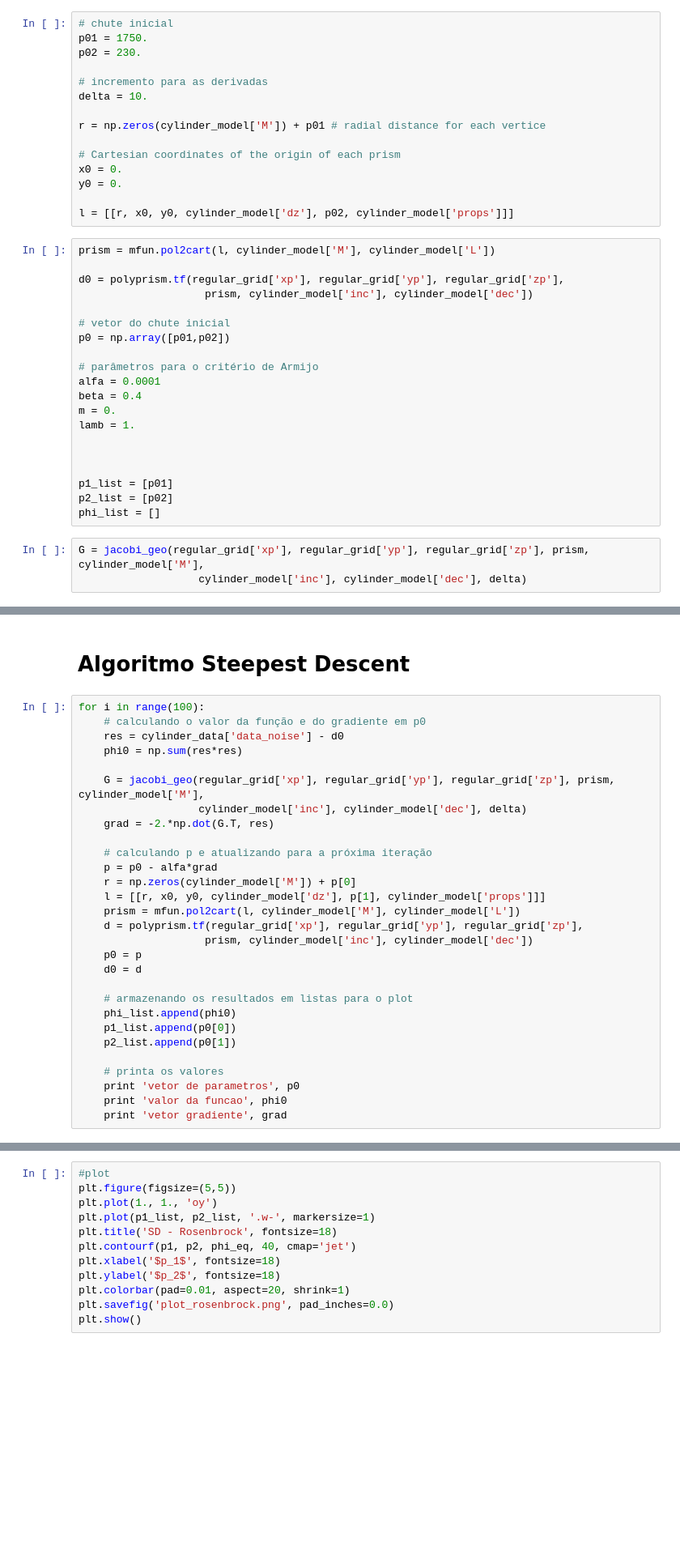
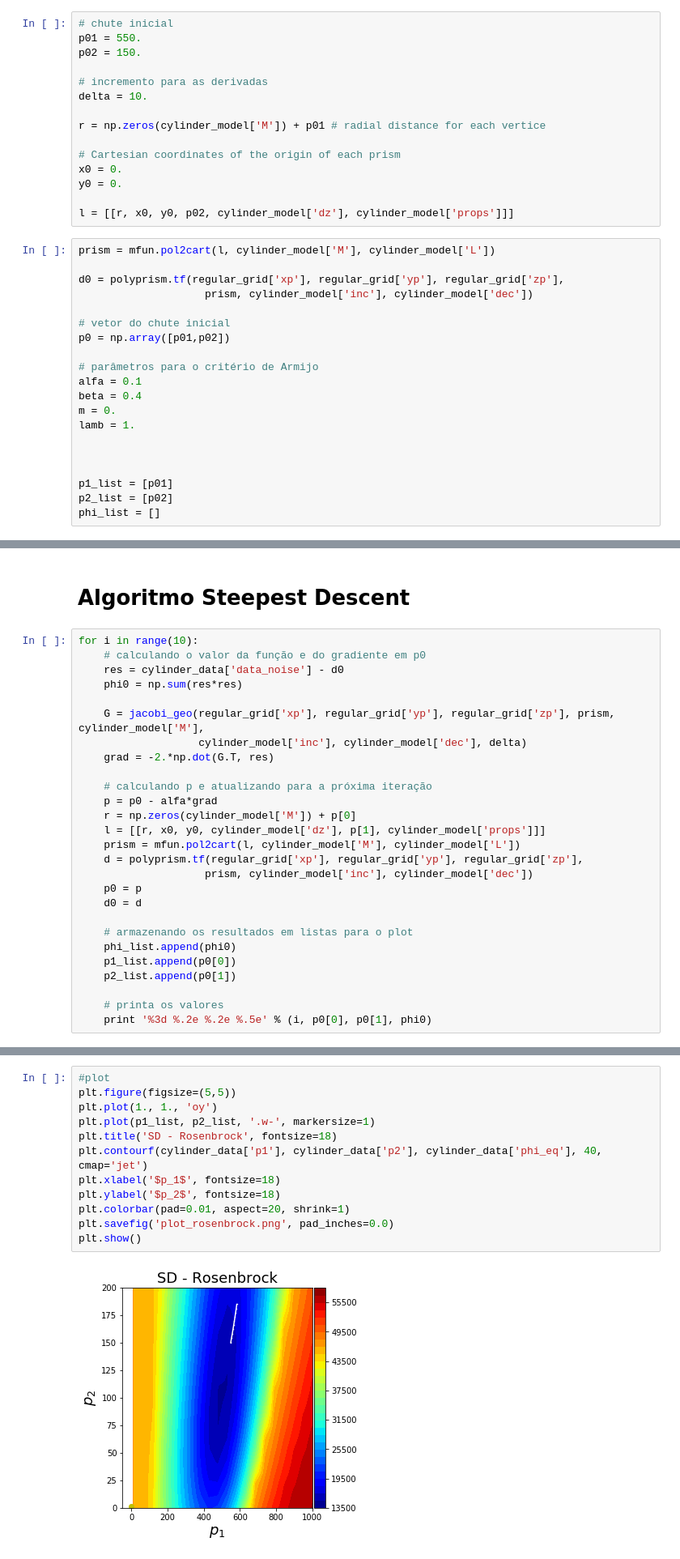
Before and after one commit to leobvital/non-linear-inversion, a Jupyter notebook: geo_SD.ipynb, the cells around one changed output, grey strips where cells are left out. Shown: that part at 81% size. Saved outputs shown, nothing was run; the diff lists cells and outputs as text; blank space fills up the shorter version.

Commit message:
SD funcao geofisica quase bom

```diff
--- a/geo_SD.ipynb
+++ b/geo_SD.ipynb
@@ -172,8 +172,8 @@ def jacobi_geo(xp, yp, zp, prism, M, delta, inc, dec):
 # Modelo interpretativo
 # %%
 # chute inicial
-p01 = 1750.
-p02 = 230.
+p01 = 550.
+p02 = 150.
 
 # incremento para as derivadas
 delta = 10.
@@ -184,7 +184,7 @@ r = np.zeros(cylinder_model['M']) + p01 # radial distance for each vertice
 x0 = 0.
 y0 = 0.
 
-l = [[r, x0, y0, cylinder_model['dz'], p02, cylinder_model['props']]]
+l = [[r, x0, y0, p02, cylinder_model['dz'], cylinder_model['props']]]
 # %%
 prism = mfun.pol2cart(l, cylinder_model['M'], cylinder_model['L'])
 
@@ -195,7 +195,7 @@ d0 = polyprism.tf(regular_grid['xp'], regular_grid['yp'], regular_grid['zp'],
 p0 = np.array([p01,p02])
 
 # parâmetros para o critério de Armijo
-alfa = 0.0001
+alfa = 0.1
 beta = 0.4
 m = 0.
 lamb = 1.
@@ -205,6 +205,3 @@ lamb = 1.
 p1_list = [p01]
 p2_list = [p02]
 phi_list = []
-# %%
-G = jacobi_geo(regular_grid['xp'], regular_grid['yp'], regular_grid['zp'], prism, cylinder_model['M'],
-                   cylinder_model['inc'], cylinder_model['dec'], delta)
@@ -221,7 +208,7 @@ print G
 # %% [markdown]
 # Algoritmo Steepest Descent
 # %%
-for i in range(100):
+for i in range(10):
     # calculando o valor da função e do gradiente em p0
     res = cylinder_data['data_noise'] - d0
     phi0 = np.sum(res*res)
@@ -246,6 +233,4 @@ for i in range(100):
     p2_list.append(p0[1])
 
     # printa os valores
-    print 'vetor de parametros', p0
-    print 'valor da funcao', phi0
-    print 'vetor gradiente', grad
+    print '%3d %.2e %.2e %.5e' % (i, p0[0], p0[1], phi0)
@@ -252,15 +248,17 @@ for i in range(100):
 # %%
 #plot
 plt.figure(figsize=(5,5))
 plt.plot(1., 1., 'oy')
 plt.plot(p1_list, p2_list, '.w-', markersize=1)
 plt.title('SD - Rosenbrock', fontsize=18)
-plt.contourf(p1, p2, phi_eq, 40, cmap='jet')
+plt.contourf(cylinder_data['p1'], cylinder_data['p2'], cylinder_data['phi_eq'], 40, cmap='jet')
 plt.xlabel('$p_1$', fontsize=18)
 plt.ylabel('$p_2$', fontsize=18)
 plt.colorbar(pad=0.01, aspect=20, shrink=1)
 plt.savefig('plot_rosenbrock.png', pad_inches=0.0)
 plt.show()
+# %% [output]
+[figure, added]
 # %%
 plt.title('Convergence', fontsize = 18)
 plt.xlabel('Iteration number')
```
Also changed, not shown: parts of 7 cells of this notebook, 8 other files.
